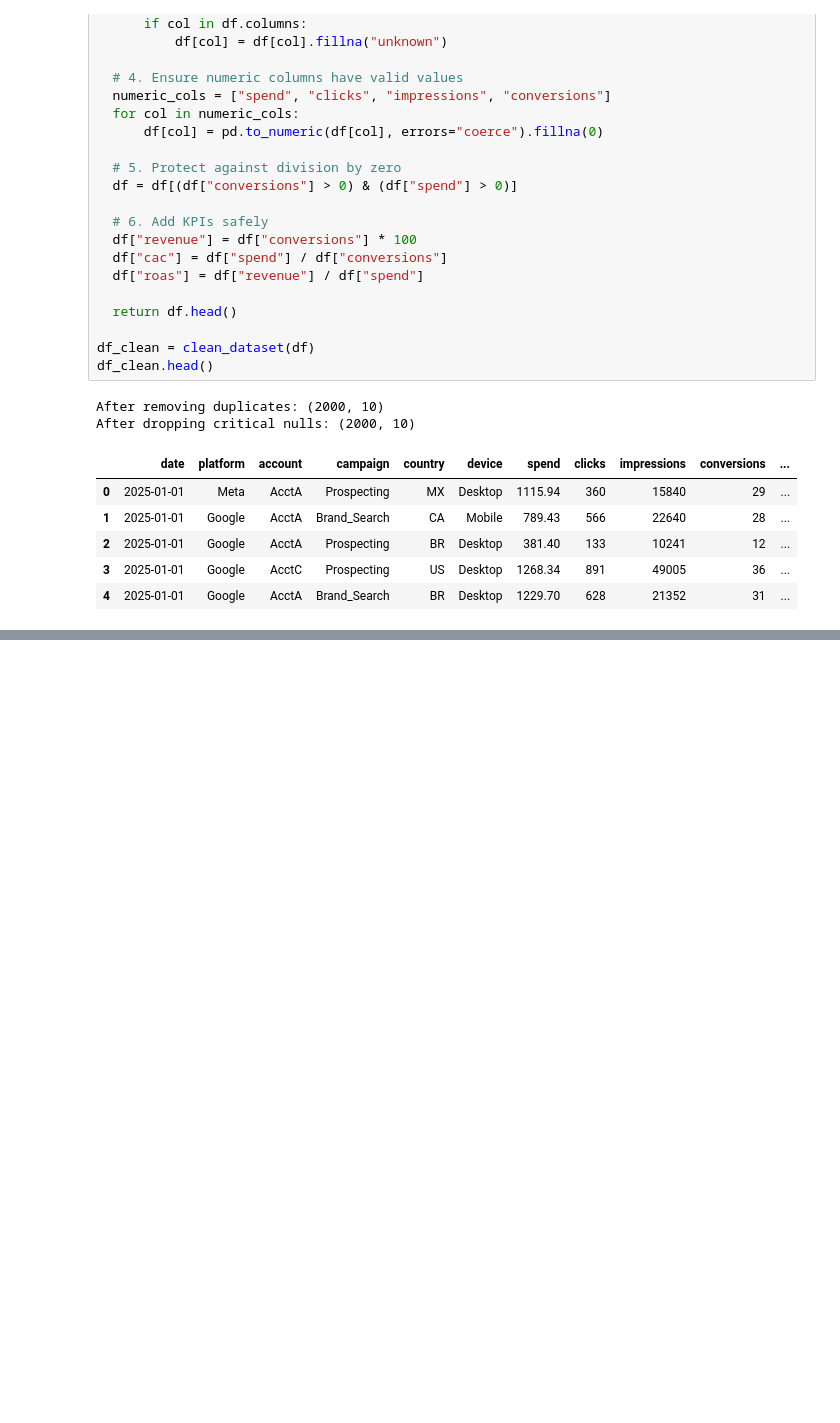
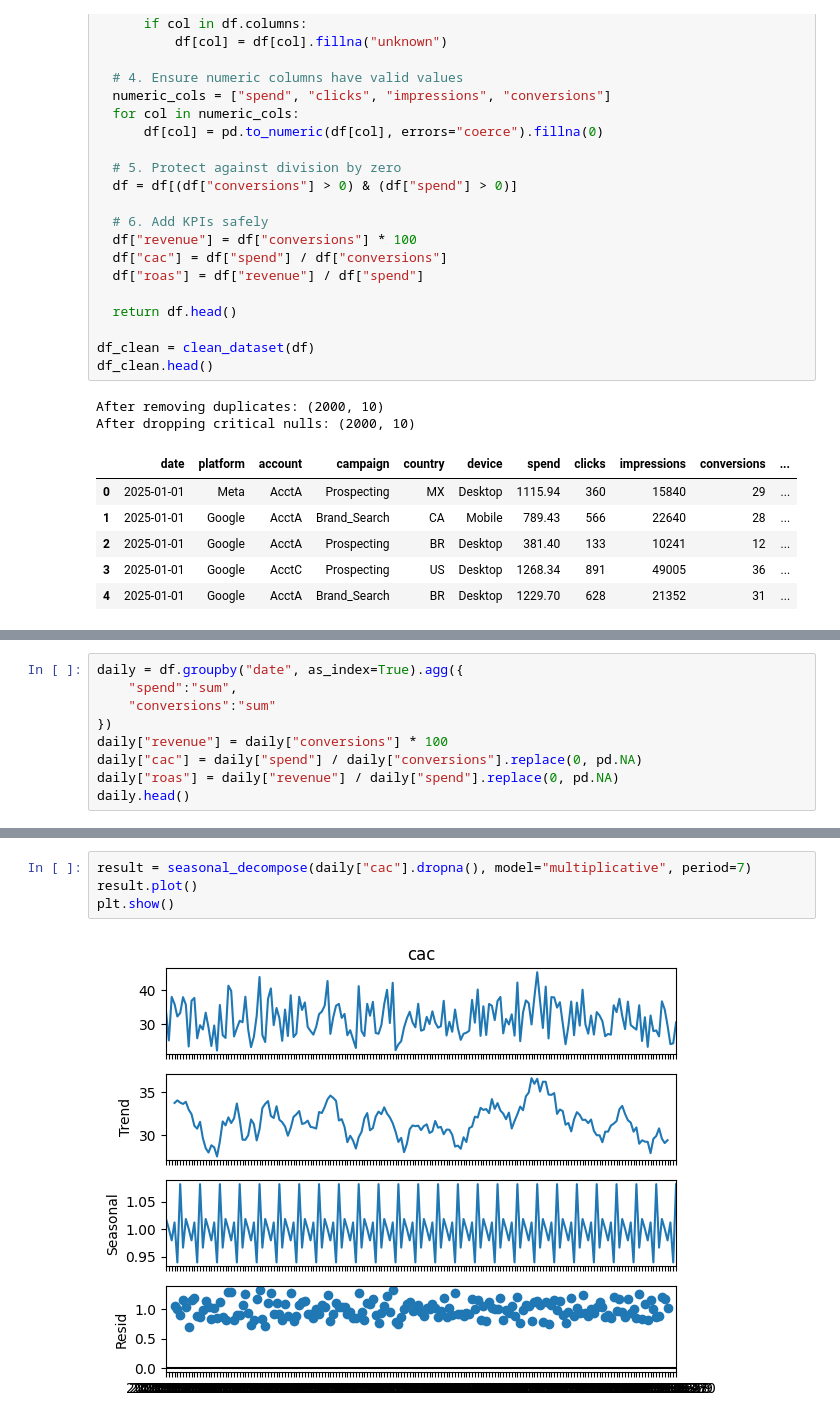
Before and after one commit to octavioeac/ads-spend, a Jupyter notebook: AD_Spend.ipynb, the cells around one changed output, grey strips where cells are left out. Cells and saved outputs as stored; diff of their text form; blank space fills up the shorter version.

```diff
--- a/AD_Spend.ipynb
+++ b/AD_Spend.ipynb
@@ -98,0 +142,9 @@ After dropping critical nulls: (2000, 10)
+# %%
+daily = df.groupby("date", as_index=True).agg({
+    "spend":"sum",
+    "conversions":"sum"
+})
+daily["revenue"] = daily["conversions"] * 100
+daily["cac"] = daily["spend"] / daily["conversions"].replace(0, pd.NA)
+daily["roas"] = daily["revenue"] / daily["spend"].replace(0, pd.NA)
+daily.head()
@@ -98,0 +159,6 @@ After dropping critical nulls: (2000, 10)
+# %%
+result = seasonal_decompose(daily["cac"].dropna(), model="multiplicative", period=7)
+result.plot()
+plt.show()
+# %% [output]
+[figure, added]
```
Also changed, not shown: parts of 7 cells of this notebook.
